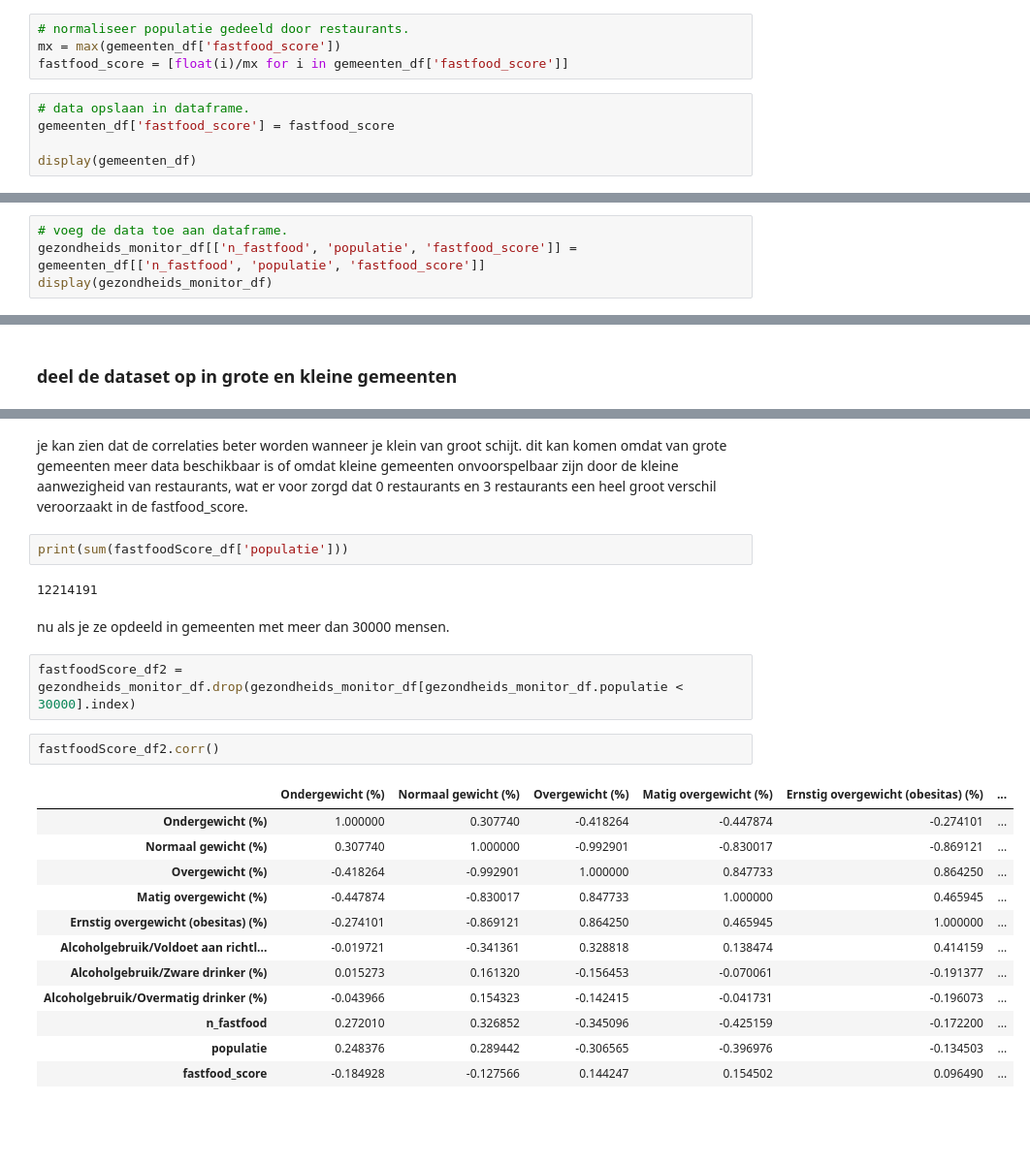
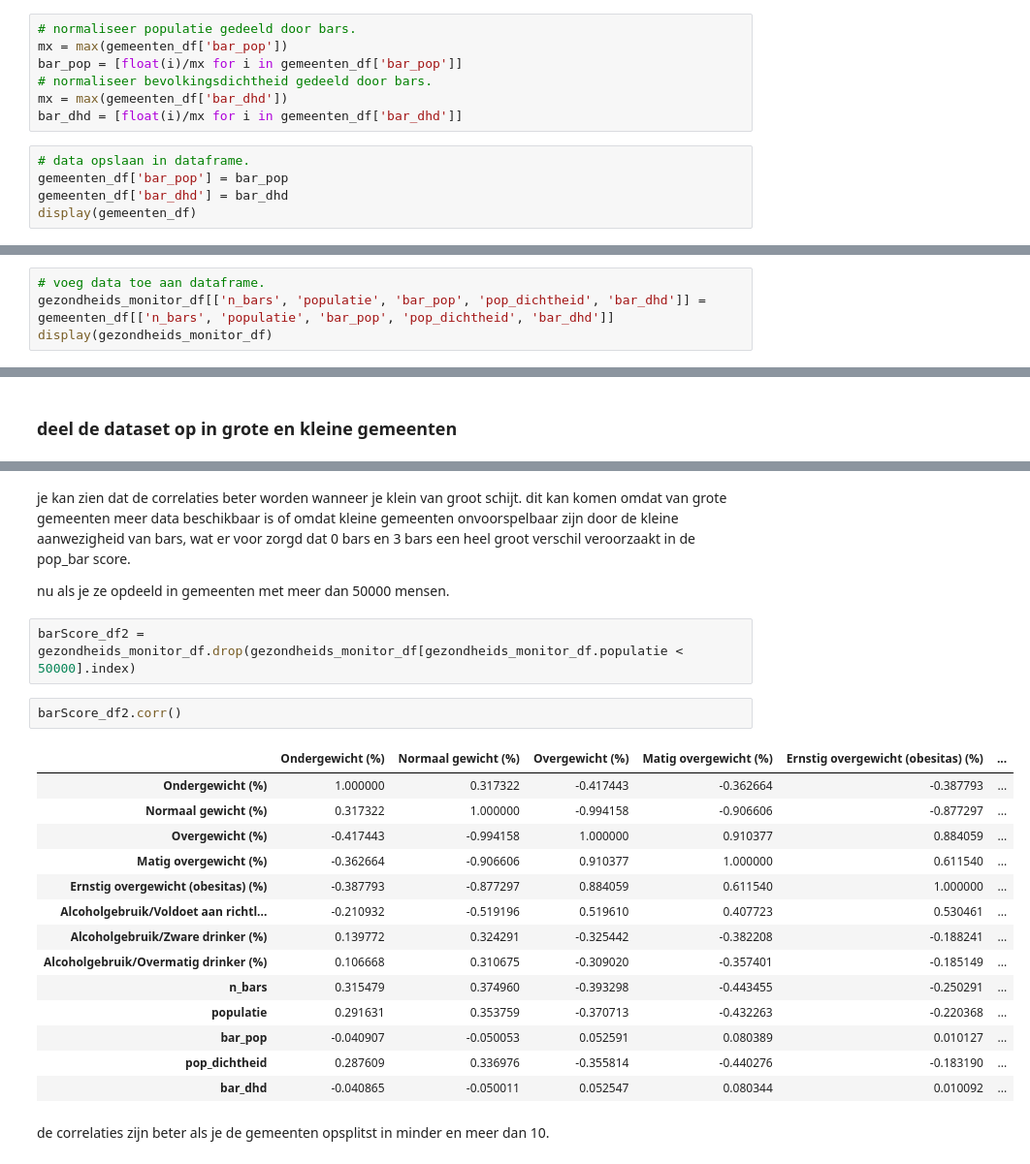
Before and after one commit to BB8-RIVM-2022/OpenStreetMap, a Jupyter notebook: openstreetmaps_bars_onderzoek_gemeenten.ipynb, the cells around one changed output, grey strips where cells are left out. Shown: that part at 97% size. Cells and saved outputs as stored; diff of their text form; blank space fills up the shorter version.

```diff
--- a/openstreetmaps_fastfood_onderzoek.ipynb
+++ b/openstreetmaps_bars_onderzoek_gemeenten.ipynb
@@ -138,12 +152,15 @@ Zundert
 # %% [markdown]
 ### normaliseer de berekende data
 # %%
-# normaliseer populatie gedeeld door restaurants.
-mx = max(gemeenten_df['fastfood_score'])
-fastfood_score = [float(i)/mx for i in gemeenten_df['fastfood_score']]
+# normaliseer populatie gedeeld door bars.
+mx = max(gemeenten_df['bar_pop'])
+bar_pop = [float(i)/mx for i in gemeenten_df['bar_pop']]
+# normaliseer bevolkingsdichtheid gedeeld door bars.
+mx = max(gemeenten_df['bar_dhd'])
+bar_dhd = [float(i)/mx for i in gemeenten_df['bar_dhd']]
 # %%
 # data opslaan in dataframe.
-gemeenten_df['fastfood_score'] = fastfood_score
-
+gemeenten_df['bar_pop'] = bar_pop
+gemeenten_df['bar_dhd'] = bar_dhd
 display(gemeenten_df)
 # %% [output]
@@ -181,8 +198,8 @@ display(gezondheids_monitor_df)
 | 342 | Zwolle | 2.1 | 52.1 | 45.8 | 34.8 | ... |
 343 rows × 9 columns
 # %%
-# voeg de data toe aan dataframe.
-gezondheids_monitor_df[['n_fastfood', 'populatie', 'fastfood_score']] = gemeenten_df[['n_fastfood', 'populatie', 'fastfood_score']]
+# voeg data toe aan dataframe.
+gezondheids_monitor_df[['n_bars', 'populatie', 'bar_pop', 'pop_dichtheid', 'bar_dhd']] = gemeenten_df[['n_bars', 'populatie', 'bar_pop', 'pop_dichtheid', 'bar_dhd']]
 display(gezondheids_monitor_df)
 # %% [output]
 |  | Regio’s | Ondergewicht (%) | Normaal gewicht (%) | Overgewicht (%) | Matig overgewicht (%) | ... |
@@ -300,26 +327,26 @@ Nfastfood_df.corr()
 # %% [markdown]
 je kan zien dat de correlaties beter worden wanneer je klein van groot schijt.
-dit kan komen omdat van grote gemeenten meer data beschikbaar is of omdat kleine gemeenten onvoorspelbaar zijn door de kleine aanwezigheid van restaurants, wat er voor zorgd dat 0 restaurants en 3 restaurants een heel groot verschil veroorzaakt in de fastfood_score.
+dit kan komen omdat van grote gemeenten meer data beschikbaar is of omdat kleine gemeenten onvoorspelbaar zijn door de kleine aanwezigheid van bars, wat er voor zorgd dat 0 bars en 3 bars een heel groot verschil veroorzaakt in de pop_bar score.
+
+nu als je ze opdeeld in gemeenten met meer dan 50000 mensen.
-# %%
-print(sum(fastfoodScore_df['populatie']))
-# %% [output]
-12214191
-# %% [markdown]
-nu als je ze opdeeld in gemeenten met meer dan 30000 mensen.
 # %%
-fastfoodScore_df2 = gezondheids_monitor_df.drop(gezondheids_monitor_df[gezondheids_monitor_df.populatie < 30000].index)
+barScore_df2 = gezondheids_monitor_df.drop(gezondheids_monitor_df[gezondheids_monitor_df.populatie < 50000].index)
 # %%
-fastfoodScore_df2.corr()
+barScore_df2.corr()
 # %% [output]
 |  | Ondergewicht (%) | Normaal gewicht (%) | Overgewicht (%) | Matig overgewicht (%) | Ernstig overgewicht (obesitas) (%) | ... |
-| Ondergewicht (%) | 1.000000 | 0.307740 | -0.418264 | -0.447874 | -0.274101 | ... |
-| Normaal gewicht (%) | 0.307740 | 1.000000 | -0.992901 | -0.830017 | -0.869121 | ... |
-| Overgewicht (%) | -0.418264 | -0.992901 | 1.000000 | 0.847733 | 0.864250 | ... |
-| Matig overgewicht (%) | -0.447874 | -0.830017 | 0.847733 | 1.000000 | 0.465945 | ... |
-| Ernstig overgewicht (obesitas) (%) | -0.274101 | -0.869121 | 0.864250 | 0.465945 | 1.000000 | ... |
-| Alcoholgebruik/Voldoet aan richtl... | -0.019721 | -0.341361 | 0.328818 | 0.138474 | 0.414159 | ... |
-| Alcoholgebruik/Zware drinker (%) | 0.015273 | 0.161320 | -0.156453 | -0.070061 | -0.191377 | ... |
-| Alcoholgebruik/Overmatig drinker (%) | -0.043966 | 0.154323 | -0.142415 | -0.041731 | -0.196073 | ... |
-| n_fastfood | 0.272010 | 0.326852 | -0.345096 | -0.425159 | -0.172200 | ... |
-| populatie | 0.248376 | 0.289442 | -0.306565 | -0.396976 | -0.134503 | ... |
-| fastfood_score | -0.184928 | -0.127566 | 0.144247 | 0.154502 | 0.096490 | ... |
+| Ondergewicht (%) | 1.000000 | 0.317322 | -0.417443 | -0.362664 | -0.387793 | ... |
+| Normaal gewicht (%) | 0.317322 | 1.000000 | -0.994158 | -0.906606 | -0.877297 | ... |
+| Overgewicht (%) | -0.417443 | -0.994158 | 1.000000 | 0.910377 | 0.884059 | ... |
+| Matig overgewicht (%) | -0.362664 | -0.906606 | 0.910377 | 1.000000 | 0.611540 | ... |
+| Ernstig overgewicht (obesitas) (%) | -0.387793 | -0.877297 | 0.884059 | 0.611540 | 1.000000 | ... |
+| Alcoholgebruik/Voldoet aan richtl... | -0.210932 | -0.519196 | 0.519610 | 0.407723 | 0.530461 | ... |
+| Alcoholgebruik/Zware drinker (%) | 0.139772 | 0.324291 | -0.325442 | -0.382208 | -0.188241 | ... |
+| Alcoholgebruik/Overmatig drinker (%) | 0.106668 | 0.310675 | -0.309020 | -0.357401 | -0.185149 | ... |
+| n_bars | 0.315479 | 0.374960 | -0.393298 | -0.443455 | -0.250291 | ... |
+| populatie | 0.291631 | 0.353759 | -0.370713 | -0.432263 | -0.220368 | ... |
+| bar_pop | -0.040907 | -0.050053 | 0.052591 | 0.080389 | 0.010127 | ... |
+| pop_dichtheid | 0.287609 | 0.336976 | -0.355814 | -0.440276 | -0.183190 | ... |
+| bar_dhd | -0.040865 | -0.050011 | 0.052547 | 0.080344 | 0.010092 | ... |
+# %% [markdown]
+de correlaties zijn beter als je de gemeenten opsplitst in minder en meer dan 10.
```
Also changed, not shown: parts of 22 cells of this notebook, 3 other files.
